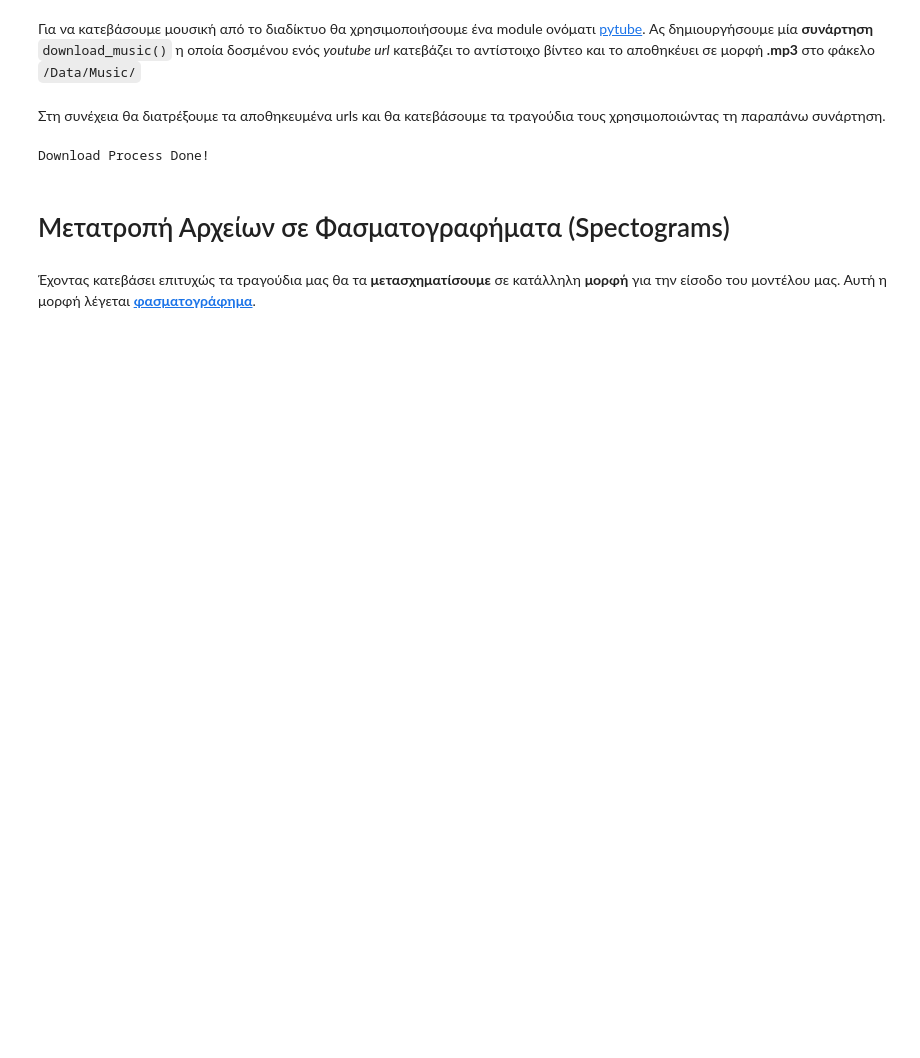
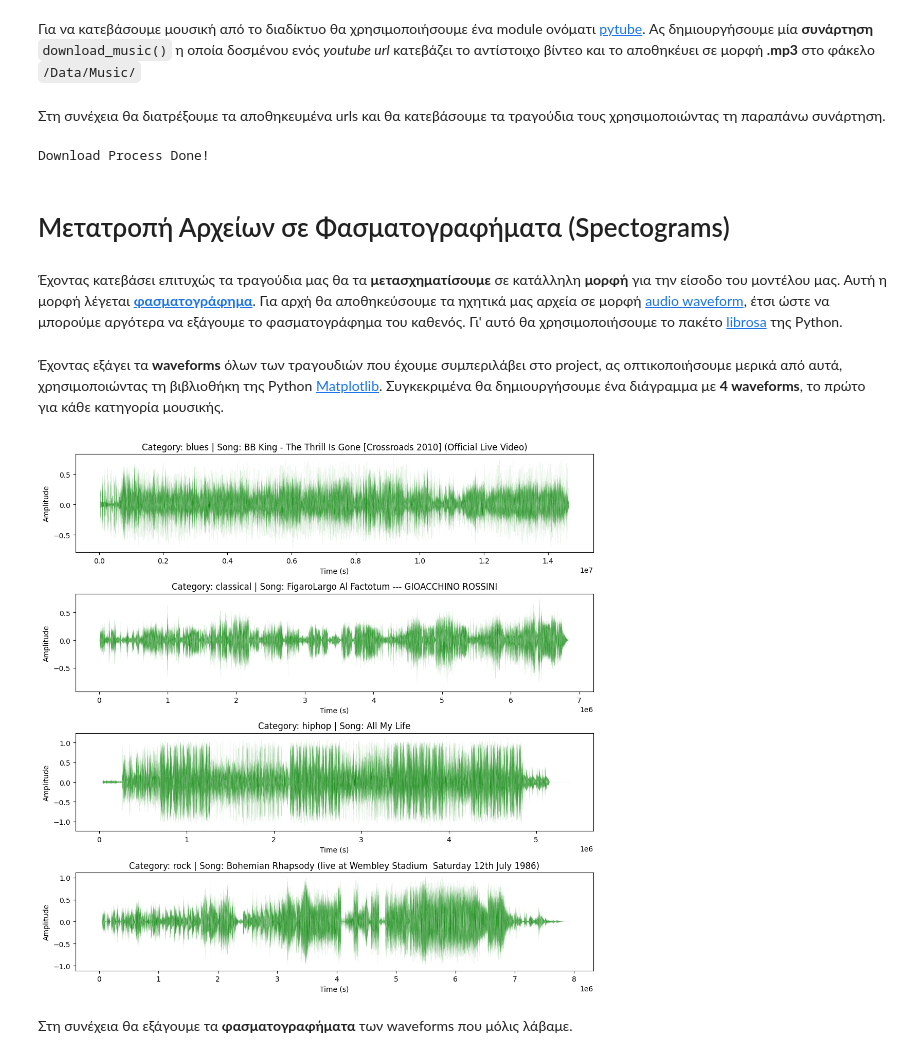
Before and after one commit to AntonisZks/Music-Category-Identifier, a Jupyter notebook: Notebooks/data_initalization.ipynb, the cells around one changed output. Saved outputs shown, nothing was run; the diff lists cells and outputs as text; code cells hidden in the pictures; blank space fills up the shorter version.

```diff
--- a/Notebooks/data_initalization.ipynb
+++ b/Notebooks/data_initalization.ipynb
@@ -101,7 +143,7 @@ CATEGORIES_NAMES = ['blues', 'classical', 'hiphop', 'rock']
 CATEGORIES_CODES = ['0', '1', '2', '3']
 
 # Loop through every url of every category and download its video from youtube abd save it as an mp3 format
-for category, code in zip(CATEGORIES_NAMES, CATEGORIES_CODES):
+for category in CATEGORIES_NAMES:
     with open(resource_path(f'../Data/Songs_urls/{category}.txt'), 'r') as fp:
         for url in fp.readlines():
             download_music(url, category)
@@ -112,4 +154,50 @@ Download Process Done!
 # %% [markdown]
 # Μετατροπή Αρχείων σε Φασματογραφήματα (Spectograms)
 # %% [markdown]
-Έχοντας κατεβάσει επιτυχώς τα τραγούδια μας θα τα __μετασχηματίσουμε__ σε κατάλληλη __μορφή__ για την είσοδο του μοντέλου μας. Αυτή η μορφή λέγεται __<a href="https://en.wikipedia.org/wiki/Spectrogram#:~:text=A%20spectrogram%20is%20a%20visual,sonographs%2C%20voiceprints%2C%20or%20voicegrams.">φασματογράφημα</a>__.
+Έχοντας κατεβάσει επιτυχώς τα τραγούδια μας θα τα __μετασχηματίσουμε__ σε κατάλληλη __μορφή__ για την είσοδο του μοντέλου μας. Αυτή η μορφή λέγεται __<a href="https://en.wikipedia.org/wiki/Spectrogram#:~:text=A%20spectrogram%20is%20a%20visual,sonographs%2C%20voiceprints%2C%20or%20voicegrams.">φασματογράφημα</a>__. Για αρχή θα αποθηκεύσουμε τα ηχητικά μας αρχεία σε μορφή <a href="https://en.wikipedia.org/wiki/Waveform">audio waveform</a>, έτσι ώστε να μπορούμε αργότερα να εξάγουμε το φασματογράφημα του καθενός. Γι' αυτό θα χρησιμοποιήσουμε το πακέτο <a href="https://librosa.org/doc/latest/index.html">librosa</a> της Python.
+# %%
+import warnings
+from glob import glob
+import librosa
+import librosa.display
+
+warnings.filterwarnings('ignore') # Just to ignore some warnings below
+
+# Create a dictionary that will keep all the audio waveforms of each category
+music_audio = {key: [] for key in CATEGORIES_NAMES}
+
+# Loop through every audio in every category and store its waveform
+for category in CATEGORIES_NAMES:
+    audio_files = glob(resource_path(f'../Data/Music/{category}/*.mp3'))
+
+    # Extract the waveform of the audios
+    for audio_file in audio_files:
+        audio_samples, sampling_rate = librosa.load(audio_file)
+        music_audio[category].append((audio_samples, sampling_rate, audio_file))
+# %% [markdown]
+Έχοντας εξάγει τα __waveforms__ όλων των τραγουδιών που έχουμε συμπεριλάβει στο project, ας οπτικοποιήσουμε μερικά από αυτά, χρησιμοποιώντας τη βιβλιοθήκη της Python <a href="https://matplotlib.org/">Matplotlib</a>. Συγκεκριμένα θα δημιουργήσουμε ένα διάγραμμα με __4 waveforms__, το πρώτο για κάθε κατηγορία μουσικής.
+# %%
+from matplotlib import pyplot as plt
+%matplotlib inline
+
+SAMPLE_TO_SHOW = 0 # The first sample
+
+style = 'default' # 'dark_background'
+plt.style.use(style)
+
+fig, ax = plt.subplots(4, 1, figsize=(11, 11))
+
+# Plot the waveforms
+for i, category in enumerate(CATEGORIES_NAMES):
+    y = music_audio[category][SAMPLE_TO_SHOW][0]
+    ax[i].plot(range(len(y)), y, linewidth=0.03, color='green')
+    ax[i].set_title("Category: " + category + " | Song: " + music_audio[category][0][2].split('\\')[-1][:-4])
+    ax[i].set_xlabel('Time (s)')
+    ax[i].set_ylabel('Amplitude')
+
+plt.tight_layout()
+plt.show()
+# %% [output]
+[figure, added]
+# %% [markdown]
+Στη συνέχεια θα εξάγουμε τα __φασματογραφήματα__ των waveforms που μόλις λάβαμε.
```
Also changed, not shown: parts of 4 cells of this notebook, 5 other files.
